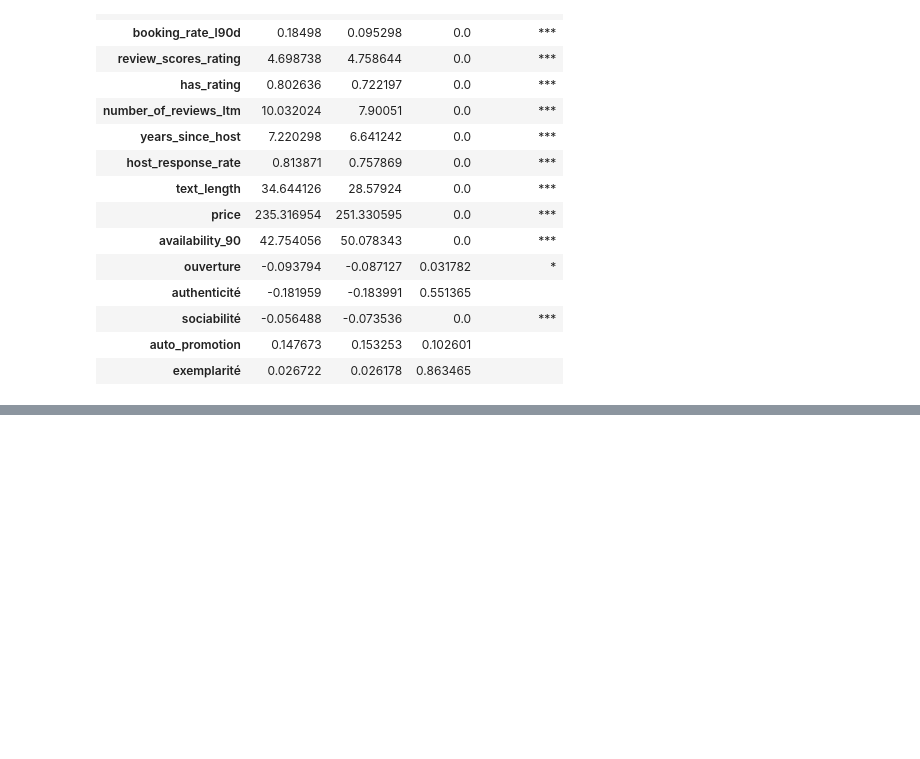
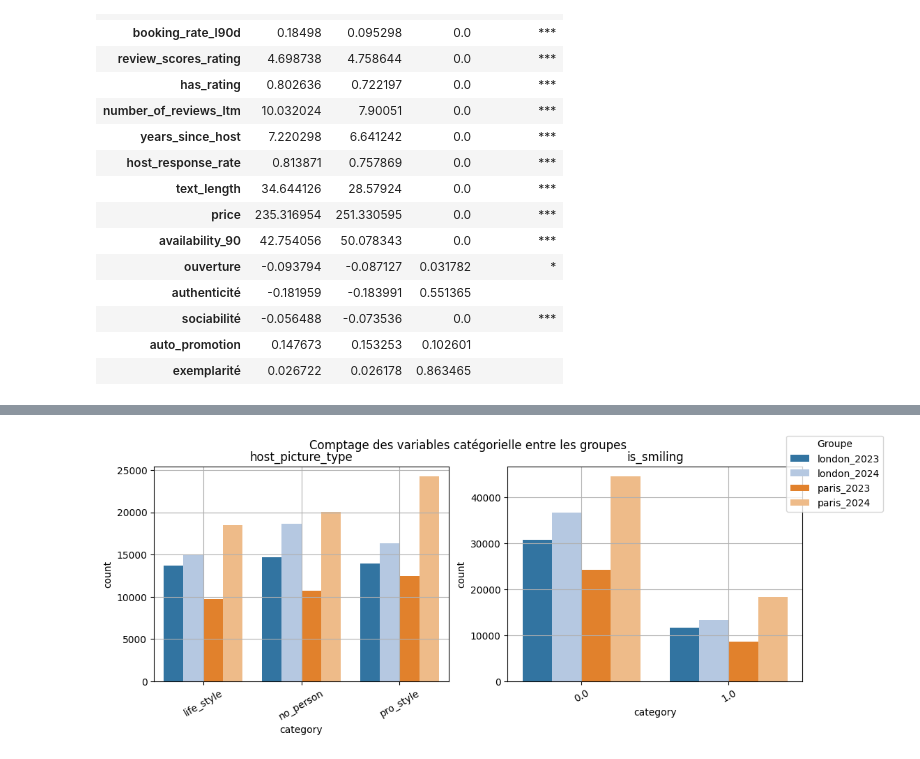
Before and after one commit to yeliu-dh/SelfPresentation_Multimodal_airbnb, a Jupyter notebook: D_stat/test_desc.ipynb, the cells around one changed output, grey strips where cells are left out. Saved outputs shown, nothing was run; the diff lists cells and outputs as text; code cells hidden in the pictures; blank space fills up the shorter version.

```diff
--- a/D_stat/test_desc.ipynb
+++ b/D_stat/test_desc.ipynb
@@ -440,0 +516,49 @@ plot_violon(df_input=df, vars=LABELS_EN, to_fillna0=True, save=False, output_fol
+# %%
+
+import matplotlib.pyplot as plt
+import seaborn as sns
+groups=df_pic['group'].unique()
+colors = sns.color_palette("tab20", len(groups))
+palette={k: v for k, v in zip (groups, colors)}
+
+# palette = {
+#     "london_2023": "#9ecae1",
+#     "london_2024": "#2171b5",
+#     "paris_2023": "#dadaeb",
+#     "paris_2024": "#6a51a3"
+# }
+
+vars_list = df_pic["variable"].unique()
+
+fig, axes = plt.subplots(nrows=1, ncols=len(vars_list), figsize=(6*len(vars_list),4))
+
+for i, var in enumerate(vars_list):
+    ax = axes[i]
+
+    sns.barplot(
+        data=df_pic[df_pic["variable"] == var],
+        x="category",
+        y="count",#"count",# "percentage"
+        hue="group",
+        palette=palette,
+        ax=ax,
+    )
+
+    ax.set_title(var)
+    ax.set_xlabel("category")
+    ax.set_ylabel("count")
+    ax.tick_params(axis='x', rotation=30)
+    ax.grid(True)
+    # 关键：删除每个子图 legend
+    if ax.get_legend() is not None:
+        ax.get_legend().remove()
+
+# 只保留一个 legend（非常重要）
+handles, labels = ax.get_legend_handles_labels()
+fig.legend(handles, labels, title="Groupe", loc="upper right")
+plt.tight_layout(rect=[0, 0.9, 0.9, 1])
+# plt.tight_layout()
+plt.suptitle("Comptage des variables catégorielle entre les groupes")
+plt.show()
+# %% [output]
+[figure, added]
```
Also changed, not shown: parts of 36 cells of this notebook, 7 other files.
